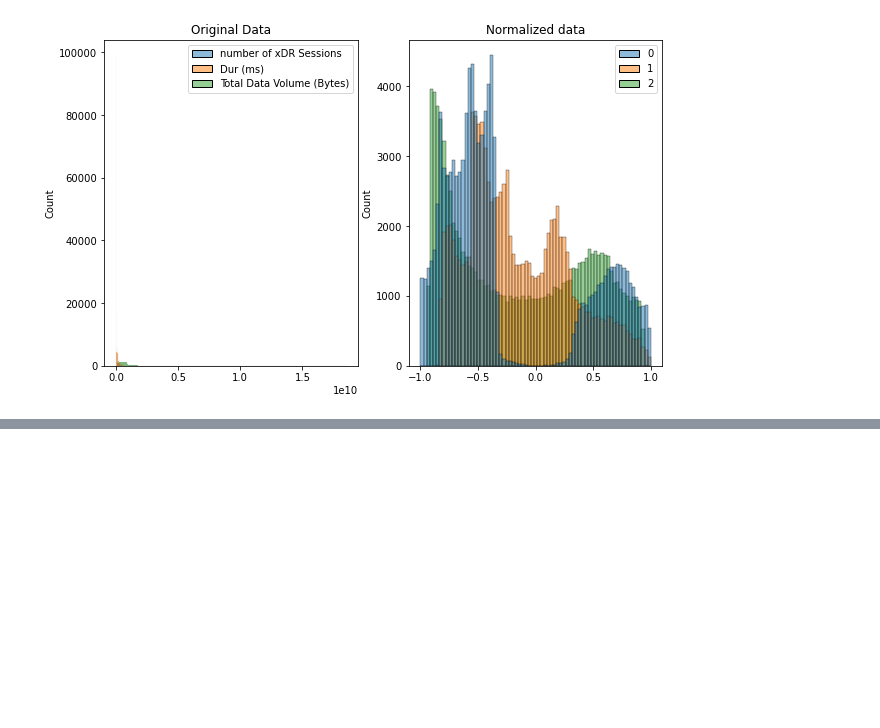
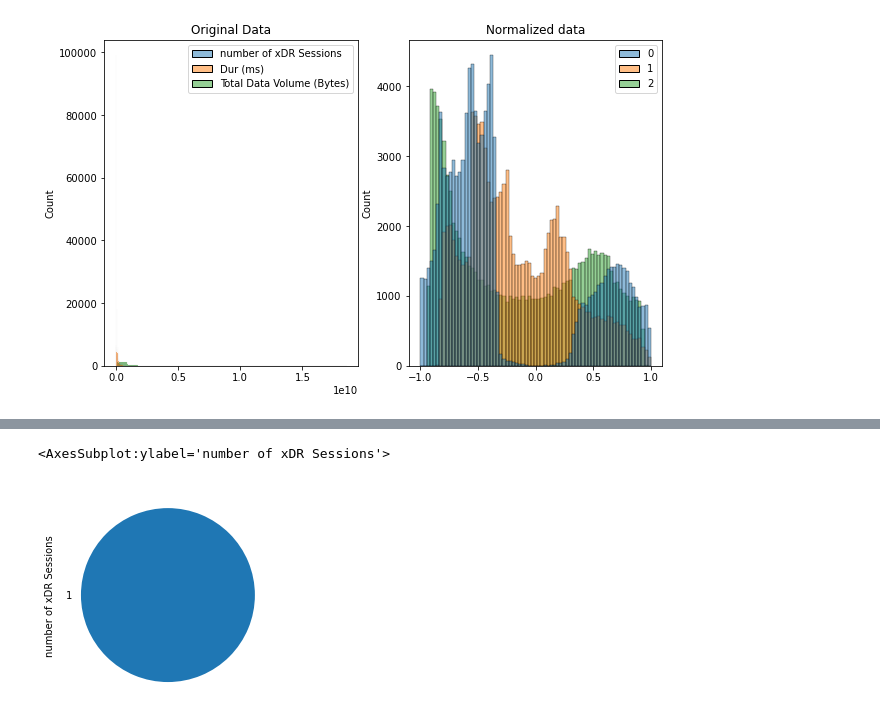
Before and after one commit to zelalemshiferaw/Telecommunication-Data-Analysis, a Jupyter notebook: notebooks/User Engagement Analysis.ipynb, the cells around one changed output, grey strips where cells are left out. Cells and saved outputs as stored; diff of their text form; code cells hidden in the pictures; blank space fills up the shorter version.

Commit message:
Depicting Clustering

```diff
--- a/notebooks/User Engagement Analysis.ipynb
+++ b/notebooks/User Engagement Analysis.ipynb
@@ -156,0 +159,6 @@ Text(0.5, 1.0, 'Normalized data')
+# %%
+#We choose 3 as the number of clusters needed
+kmeans = KMeans(n_clusters = 3, random_state = 42)
+y_kmeans = kmeans.fit_predict(normalized_data)
+X = np.array(normalized_data)
+y_kmeans
@@ -156,0 +167,4 @@ Text(0.5, 1.0, 'Normalized data')
+# %%
+clustered_telecom_engagement_df = telecom_engagement_df.copy()
+clustered_telecom_engagement_df.insert(0, 'Cluster', y_kmeans)
+clustered_telecom_engagement_df
@@ -156,0 +195,3 @@ Text(0.5, 1.0, 'Normalized data')
+# %%
+min_of_clusters = clustered_telecom_engagement_df.groupby('Cluster').agg({'number of xDR Sessions': 'min','Dur (ms)': 'min','Total Data Volume (Bytes)': 'min'})
+min_of_clusters
@@ -156,0 +204,5 @@ Text(0.5, 1.0, 'Normalized data')
+# %%
+min_of_clusters['number of xDR Sessions'].value_counts().plot(kind='pie')
+# %% [output]
+<AxesSubplot:ylabel='number of xDR Sessions'>
+[figure, added]
```
Also changed, not shown: parts of 24 cells of this notebook.
